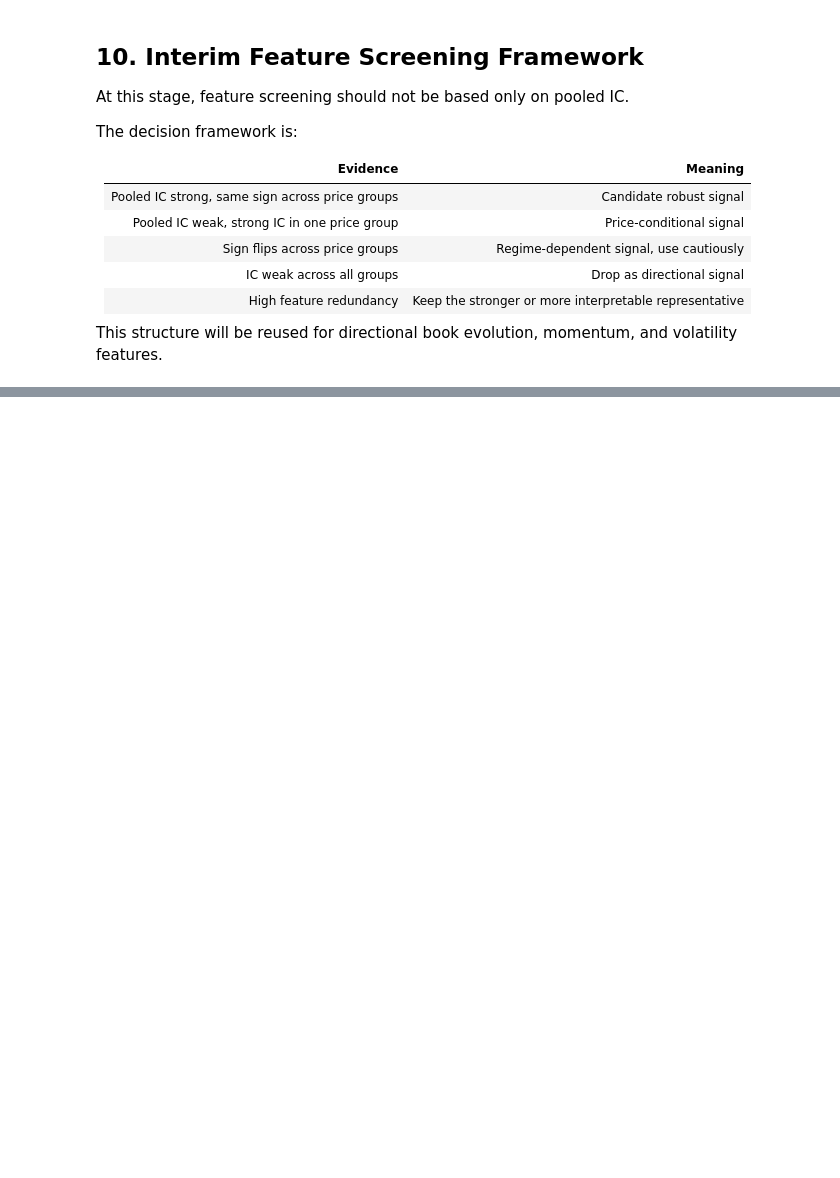
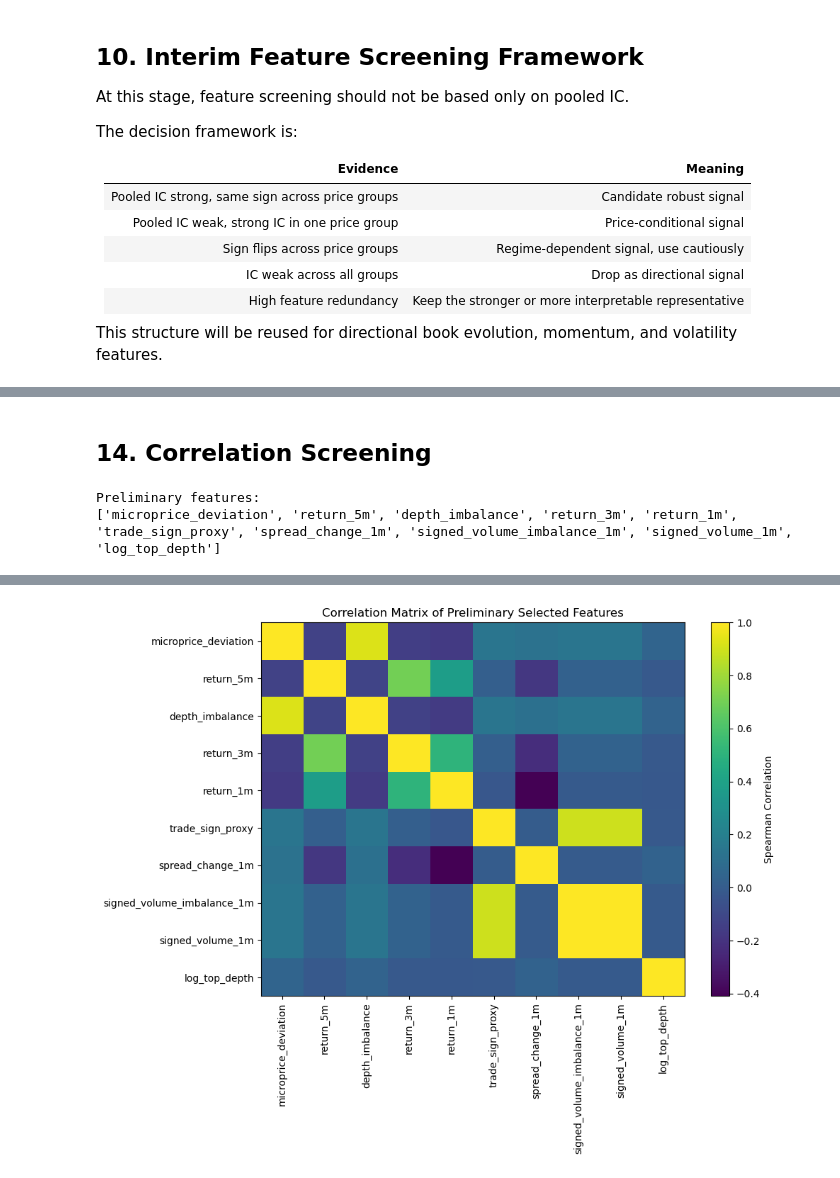
Before and after one commit to xiyuanzhu926/level2-research, a Jupyter notebook: level2-research/notebooks/05_5min_return_price_group_structured.ipynb, the cells around one changed output, grey strips where cells are left out. Cells and saved outputs as stored; diff of their text form; code cells hidden in the pictures; blank space fills up the shorter version.

```diff
--- a/level2-research/notebooks/05_5min_return_price_group_structured.ipynb
+++ b/level2-research/notebooks/05_5min_return_price_group_structured.ipynb
@@ -2934,0 +3158,28 @@ These features will also be evaluated using pooled IC and price-group conditiona
+# %% [markdown]
+## 14. Correlation Screening
+# %%
+preliminary_features = (
+    screening_score_df
+    .query("screening_score >= 0.50")
+    ["feature"]
+    .tolist()
+)
+
+print("Preliminary features:")
+print(preliminary_features)
+
+corr_matrix = master_feature_df[preliminary_features].corr(method="spearman")
+
+display(corr_matrix)
+
+plt.figure(figsize=(10, 8))
+plt.imshow(corr_matrix, aspect="auto")
+plt.colorbar(label="Spearman Correlation")
+plt.xticks(range(len(preliminary_features)), preliminary_features, rotation=90)
+plt.yticks(range(len(preliminary_features)), preliminary_features)
+plt.title("Correlation Matrix of Preliminary Selected Features")
+plt.tight_layout()
+plt.show()
+# %% [output]
+Preliminary features:
+['microprice_deviation', 'return_5m', 'depth_imbalance', 'return_3m', 'return_1m', 'trade_sign_proxy', 'spread_change_1m', 'signed_volume_imbalance_1m', 'signed_volume_1m', 'log_top_depth']
@@ -2934,0 +3197 @@ These features will also be evaluated using pooled IC and price-group conditiona
+[figure, added]
```
Also changed, not shown: parts of 90 cells of this notebook, 3 other files.
